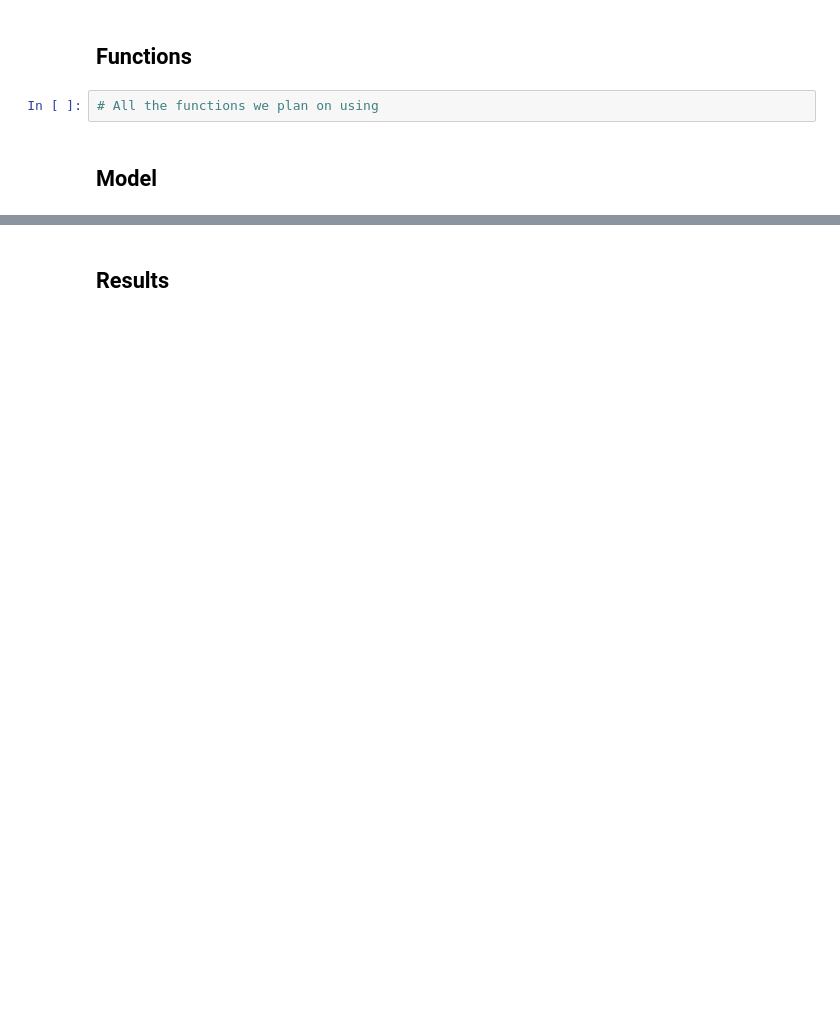
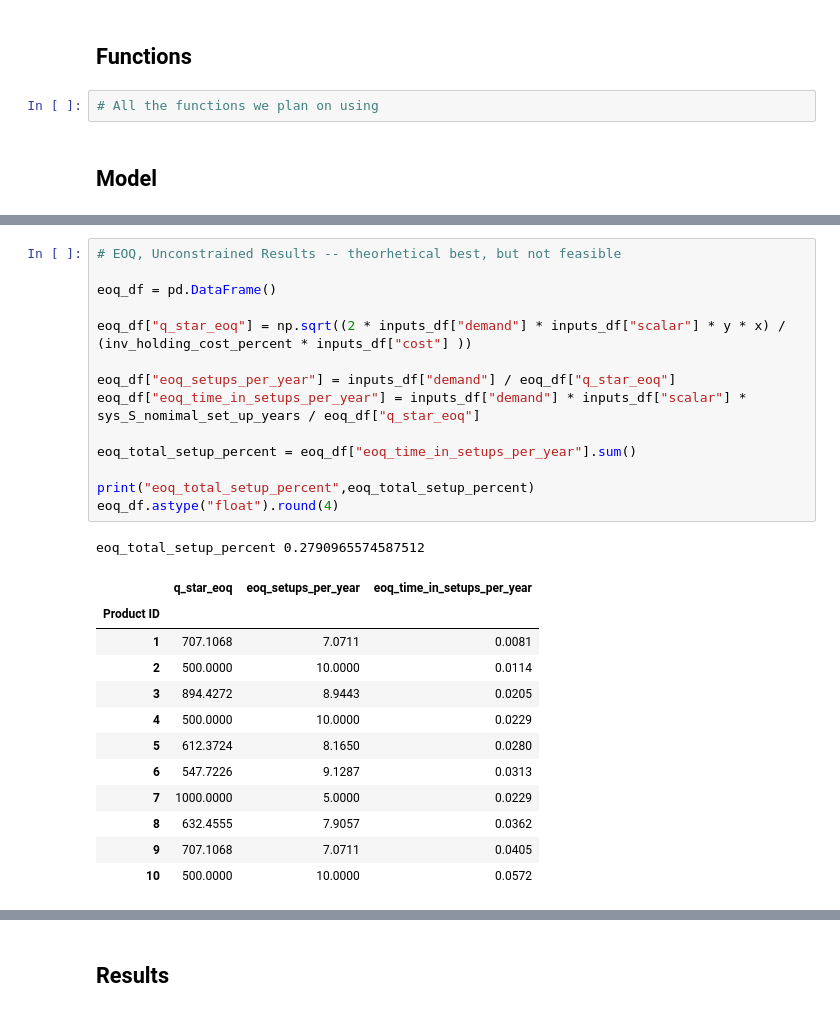
Before and after one commit to michaelswatson01/Capacitated-EOQ, a Jupyter notebook: CapacitatedEOQ.ipynb, the cells around one changed output, grey strips where cells are left out. Drawn from its saved outputs; the diff is of its cells as text; blank space fills up the shorter version.

```diff
--- a/CapacitatedEOQ.ipynb
+++ b/CapacitatedEOQ.ipynb
@@ -52,0 +168,28 @@ internal_calc_df
+# %%
+# EOQ, Unconstrained Results -- theorhetical best, but not feasible
+
+eoq_df = pd.DataFrame()
+
+eoq_df["q_star_eoq"] = np.sqrt((2 * inputs_df["demand"] * inputs_df["scalar"] * y * x) / (inv_holding_cost_percent * inputs_df["cost"] ))
+
+eoq_df["eoq_setups_per_year"] = inputs_df["demand"] / eoq_df["q_star_eoq"]
+eoq_df["eoq_time_in_setups_per_year"] = inputs_df["demand"] * inputs_df["scalar"] * sys_S_nomimal_set_up_years / eoq_df["q_star_eoq"]
+
+eoq_total_setup_percent = eoq_df["eoq_time_in_setups_per_year"].sum()
+
+print("eoq_total_setup_percent",eoq_total_setup_percent)
+eoq_df.astype("float").round(4)
+# %% [output]
+eoq_total_setup_percent 0.2790965574587512
+|  | q_star_eoq | eoq_setups_per_year | eoq_time_in_setups_per_year |
+| Product ID |  |  |  |
+| 1 | 707.1068 | 7.0711 | 0.0081 |
+| 2 | 500.0000 | 10.0000 | 0.0114 |
+| 3 | 894.4272 | 8.9443 | 0.0205 |
+| 4 | 500.0000 | 10.0000 | 0.0229 |
+| 5 | 612.3724 | 8.1650 | 0.0280 |
+| 6 | 547.7226 | 9.1287 | 0.0313 |
+| 7 | 1000.0000 | 5.0000 | 0.0229 |
+| 8 | 632.4555 | 7.9057 | 0.0362 |
+| 9 | 707.1068 | 7.0711 | 0.0405 |
+| 10 | 500.0000 | 10.0000 | 0.0572 |
```
Also changed, not shown: parts of 8 cells of this notebook.
